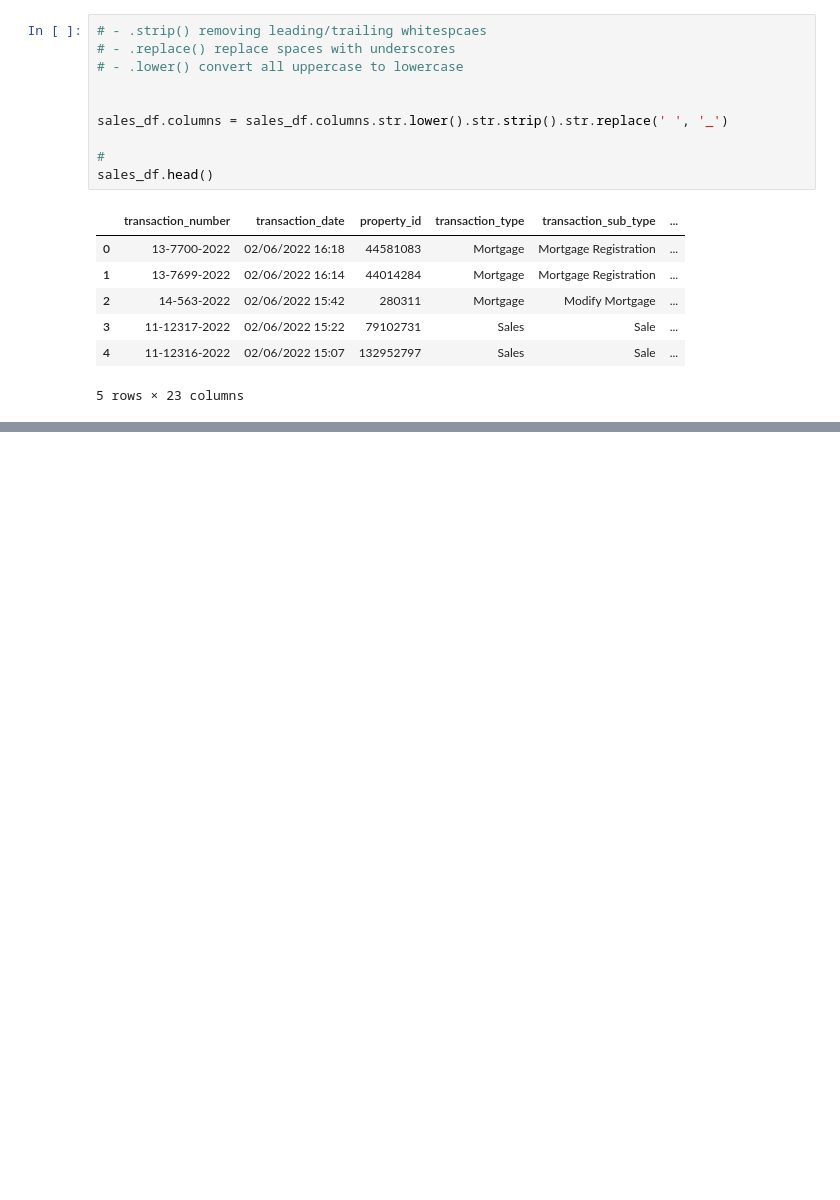
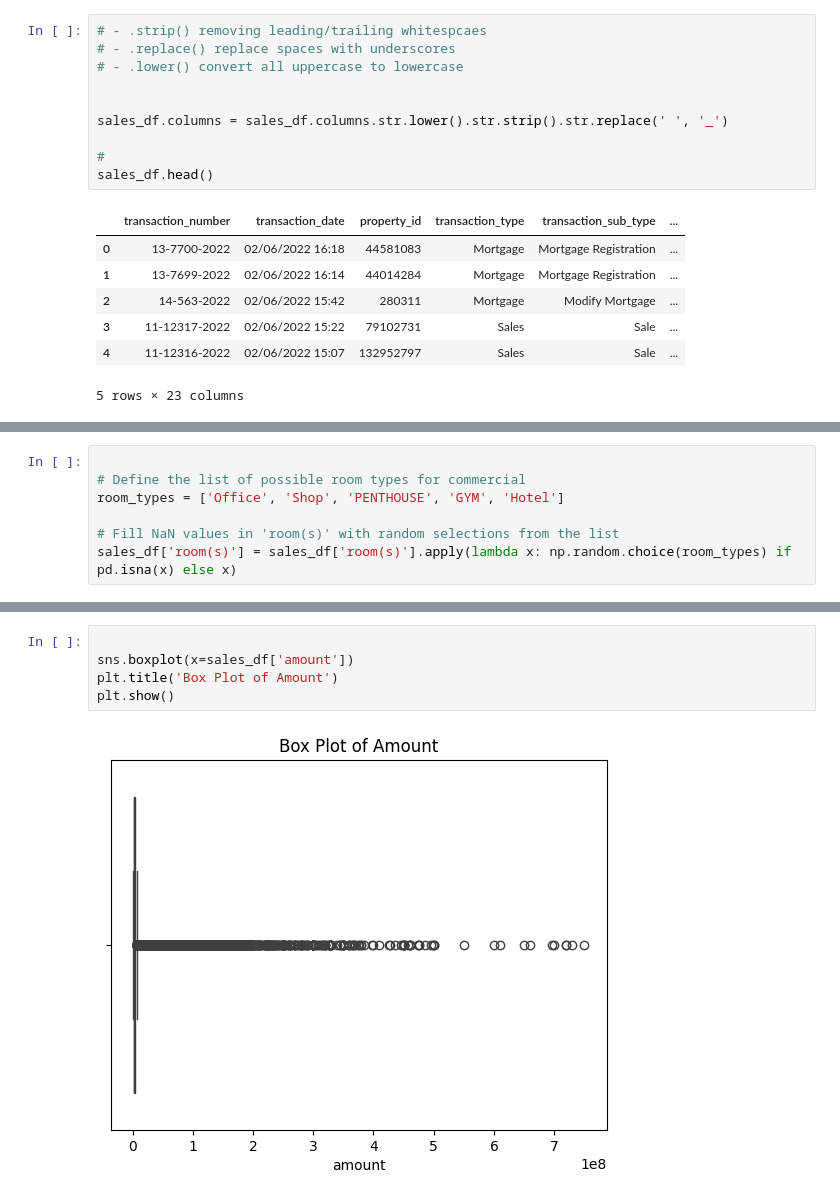
Before and after one commit to apostleoffinance/dubai-real-estate, a Jupyter notebook: sales.ipynb, the cells around one changed output, grey strips where cells are left out. Cells and saved outputs as stored; diff of their text form; blank space fills up the shorter version.

```diff
--- a/sales.ipynb
+++ b/sales.ipynb
@@ -42,0 +136,7 @@ sales_df.head()
+# %%
+
+# Define the list of possible room types for commercial
+room_types = ['Office', 'Shop', 'PENTHOUSE', 'GYM', 'Hotel']
+
+# Fill NaN values in 'room(s)' with random selections from the list
+sales_df['room(s)'] = sales_df['room(s)'].apply(lambda x: np.random.choice(room_types) if pd.isna(x) else x)
@@ -42,0 +332,7 @@ sales_df.head()
+# %%
+
+sns.boxplot(x=sales_df['amount'])
+plt.title('Box Plot of Amount')
+plt.show()
+# %% [output]
+[figure, added]
```
Also changed, not shown: parts of 36 cells of this notebook, 1 other file.
